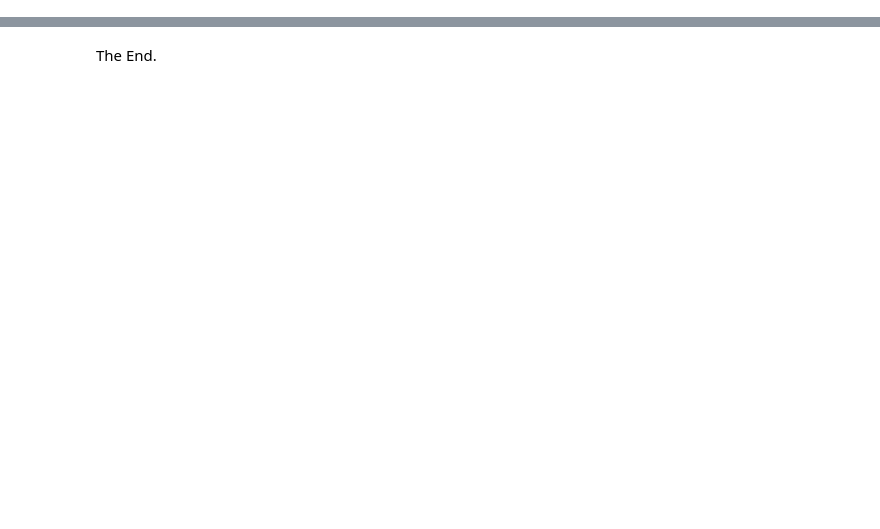
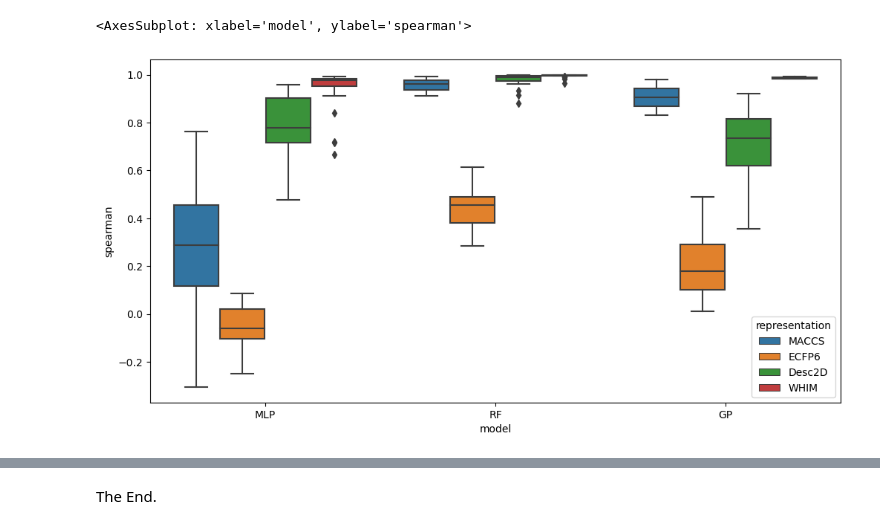
Before and after one commit to valence-labs/mood-experiments, a Jupyter notebook: notebooks/01. Relation between model space and input space.ipynb, the cells around one changed output, grey strips where cells are left out. Cells and saved outputs as stored; diff of their text form; code cells hidden in the pictures; blank space fills up the shorter version.

```diff
--- a/notebooks/01. Relation between model space and input space.ipynb
+++ b/notebooks/01. Relation between model space and input space.ipynb
@@ -98,2 +28,6 @@ Done!
 # %%
-sns.boxplot(data=df_corr, x="model", y="spearman")
+fig, ax = plt.subplots(figsize=(12, 6))
+sns.boxplot(data=df, x="model", hue="representation", y="spearman")
+# %% [output]
+<AxesSubplot: xlabel='model', ylabel='spearman'>
+[figure, added]
```
Also changed, not shown: parts of 10 cells of this notebook, 2 other files.
